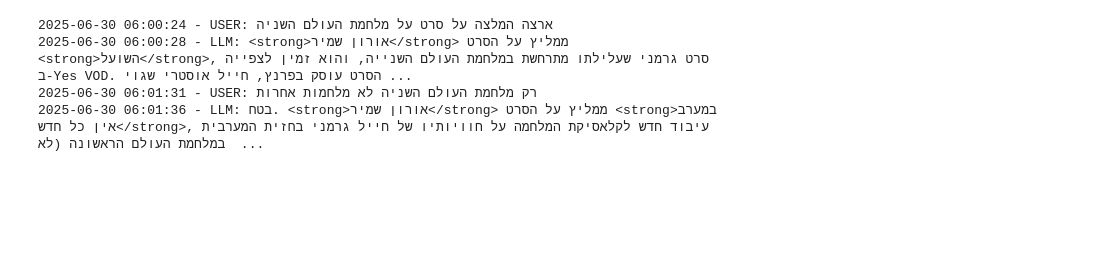
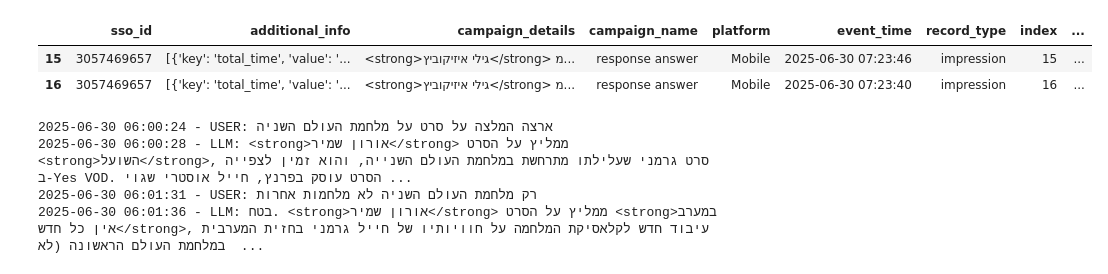
Before and after one commit to Haaretz/movie-recommendation-chatbot, a Jupyter notebook: EDA_requests.ipynb, the cells around one changed output. Drawn from its saved outputs; the diff is of its cells as text; code cells hidden in the pictures; blank space fills up the shorter version.

```diff
--- a/EDA_requests.ipynb
+++ b/EDA_requests.ipynb
@@ -66,4 +76,10 @@ id
 Name: count, dtype: int64
+# %%
+df_all[df_all['sso_id'] == 3057469657]
+# %% [output]
+|  | sso_id | additional_info | campaign_details | campaign_name | platform | event_time | record_type | index | ... |
+| 15 | 3057469657 | [{'key': 'total_time', 'value': '... | <strong>גילי איזיקוביץ</strong> מ... | response answer | Mobile | 2025-06-30 07:23:46 | impression | 15 | ... |
+| 16 | 3057469657 | [{'key': 'total_time', 'value': '... | <strong>גילי איזיקוביץ</strong> מ... | response answer | Mobile | 2025-06-30 07:23:40 | impression | 16 | ... |
 # %%
 def parse_conversation(ids:str,time:bool) -> str:
     """
```
Also changed, not shown: parts of 14 cells of this notebook, 1 other file.
